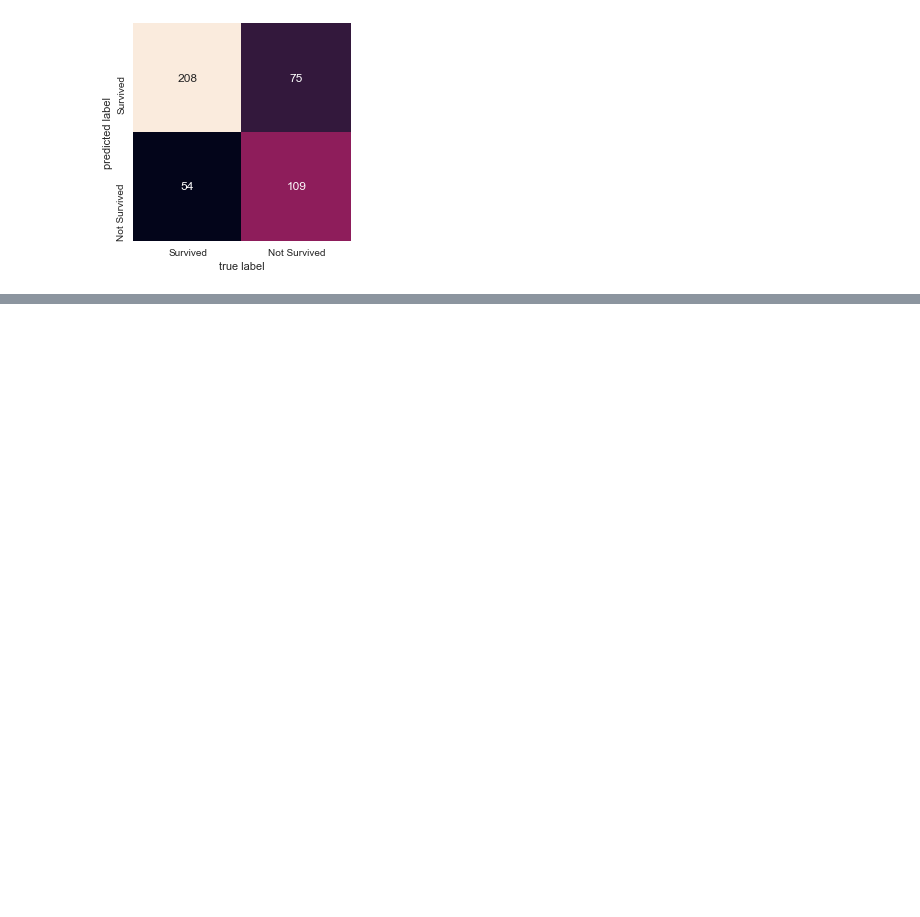
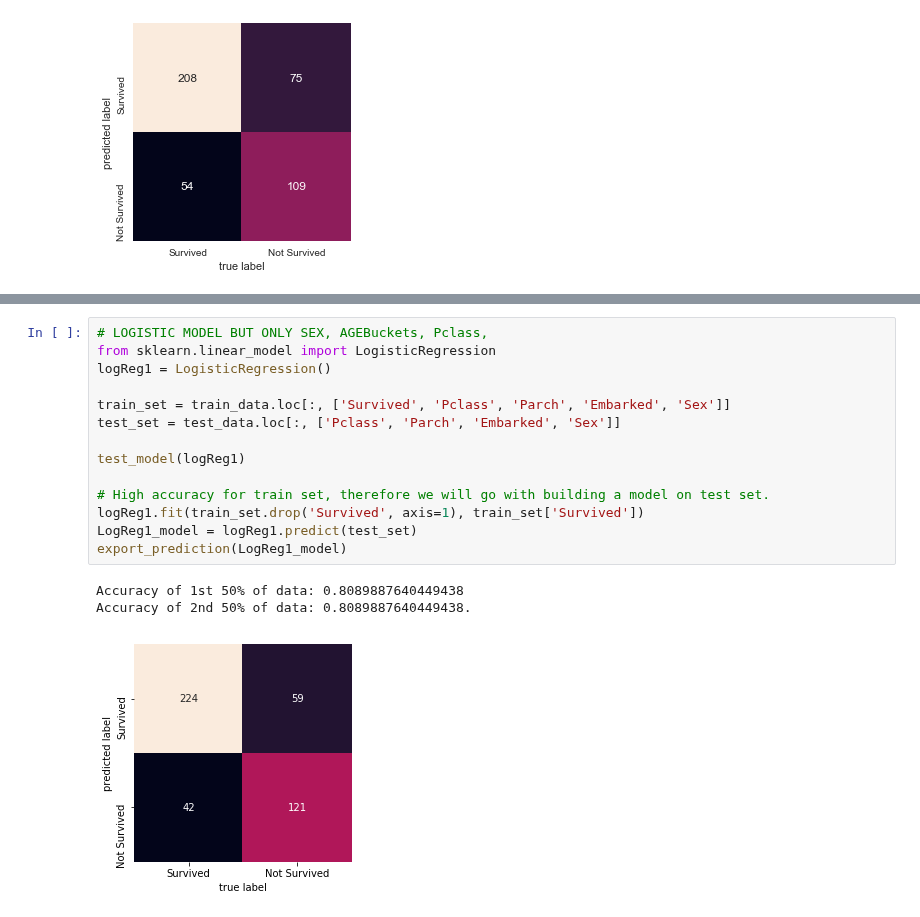
Before and after one commit to MateuszKonopelski/Kaggle, a Jupyter notebook: Project1_Titanic/Titanic_code.ipynb, the cells around one changed output, grey strips where cells are left out. Saved outputs shown, nothing was run; the diff lists cells and outputs as text; blank space fills up the shorter version.

```diff
--- a/Project1_Titanic/Titanic_code.ipynb
+++ b/Project1_Titanic/Titanic_code.ipynb
@@ -649,0 +706,18 @@ export_GaussianNB.to_csv(dir + 'export_GaussianNB8.csv', index=False)
+# %%
+# LOGISTIC MODEL BUT ONLY SEX, AGEBuckets, Pclass,
+from sklearn.linear_model import LogisticRegression
+logReg1 = LogisticRegression()
+
+train_set = train_data.loc[:, ['Survived', 'Pclass', 'Parch', 'Embarked', 'Sex']]
+test_set = test_data.loc[:, ['Pclass', 'Parch', 'Embarked', 'Sex']]
+
+test_model(logReg1)
+
+# High accuracy for train set, therefore we will go with building a model on test set.
+logReg1.fit(train_set.drop('Survived', axis=1), train_set['Survived'])
+LogReg1_model = logReg1.predict(test_set)
+export_prediction(LogReg1_model)
+# %% [output]
+Accuracy of 1st 50% of data: 0.8089887640449438
+Accuracy of 2nd 50% of data: 0.8089887640449438.
+[figure, added]
```
Also changed, not shown: parts of 20 cells of this notebook.
